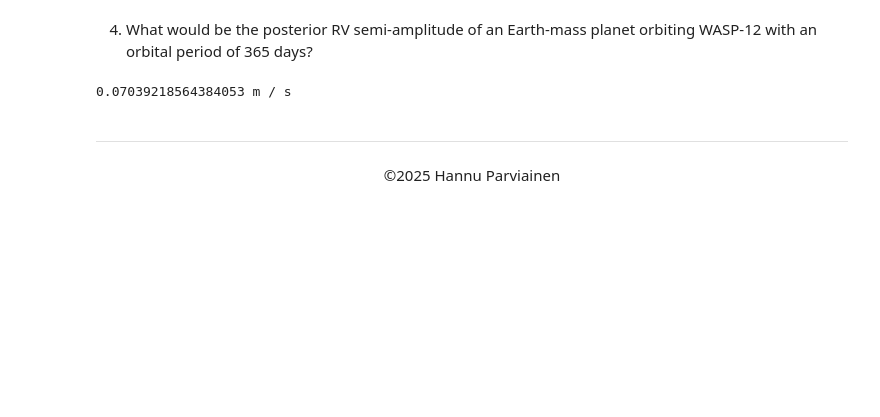
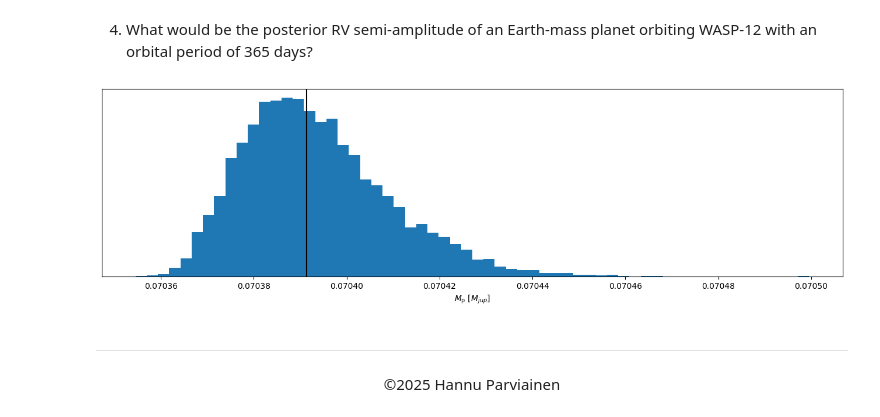
Before and after one commit to aceronf/ull_exoexo_2425, a Jupyter notebook: 01_rv_analysis.ipynb, the cells around one changed output. Drawn from its saved outputs; the diff is of its cells as text; code cells hidden in the pictures; blank space fills up the shorter version.

```diff
--- a/01_rv_analysis.ipynb
+++ b/01_rv_analysis.ipynb
@@ -370,12 +386,22 @@ fig.tight_layout()
 4. What would be the posterior RV semi-amplitude of an Earth-mass planet orbiting WASP-12 with an orbital period of 365 days?
 # %%
 from astropy.constants import M_earth
+
+# The uncertainty in the mass of the Earth is 0.00028 Earth masses:
+M_earth_dist = np.random.normal(loc=1, scale=(0.00028e24*u.kg).to(u.M_earth).value, size=10000)*u.M_earth
+# The eccentricity of the Earth:
+
 P = 365*u.day
 # Assuming sin(i)=1:
-K = (2*np.pi*G/P)**(1/3)*(M_earth/M_wasp12**(2/3))*(1-median(ecc)**2)**(-1/2)
-print(K.to(u.m/u.s))
+K = (2*np.pi*G/P)**(1/3)*(M_earth_dist/M_wasp12**(2/3))*(1-ecc.values**2)**(-1/2)
+
+fig, ax = subplots()
+ax.hist(K.to(u.m/u.s), bins=60)
+ax.axvline(median(K.to(u.m/u.s).value), c='k')
+setp(ax, xlabel=r'$M_\mathrm{p}$ [$M_{jup}$]', yticks=[])
+fig.tight_layout()
 # %% [output]
-0.07039218564384053 m / s
+[figure, added]
 # %% [markdown]
 ---
 
```
Also changed, not shown: parts of 9 cells of this notebook, 1 other file.
